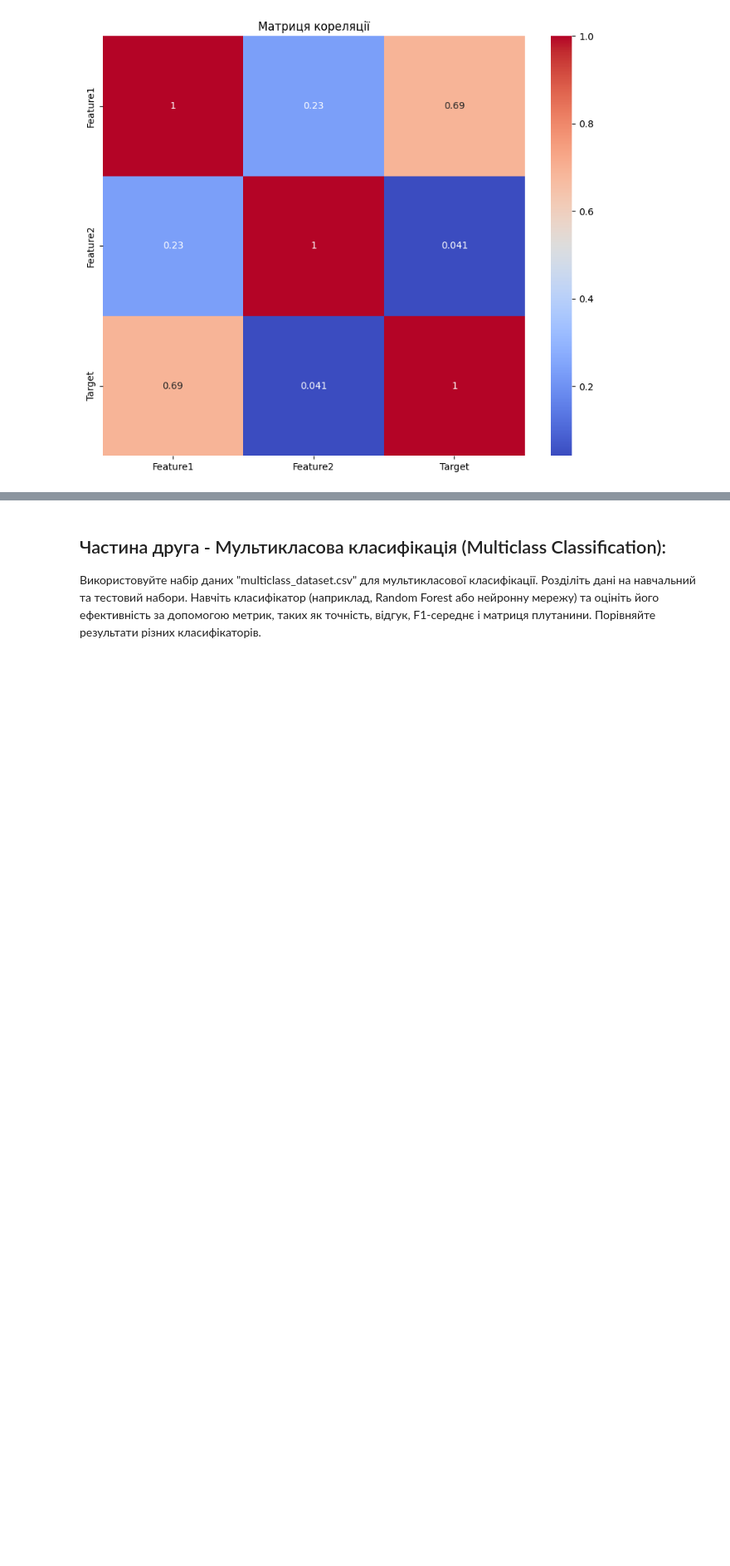
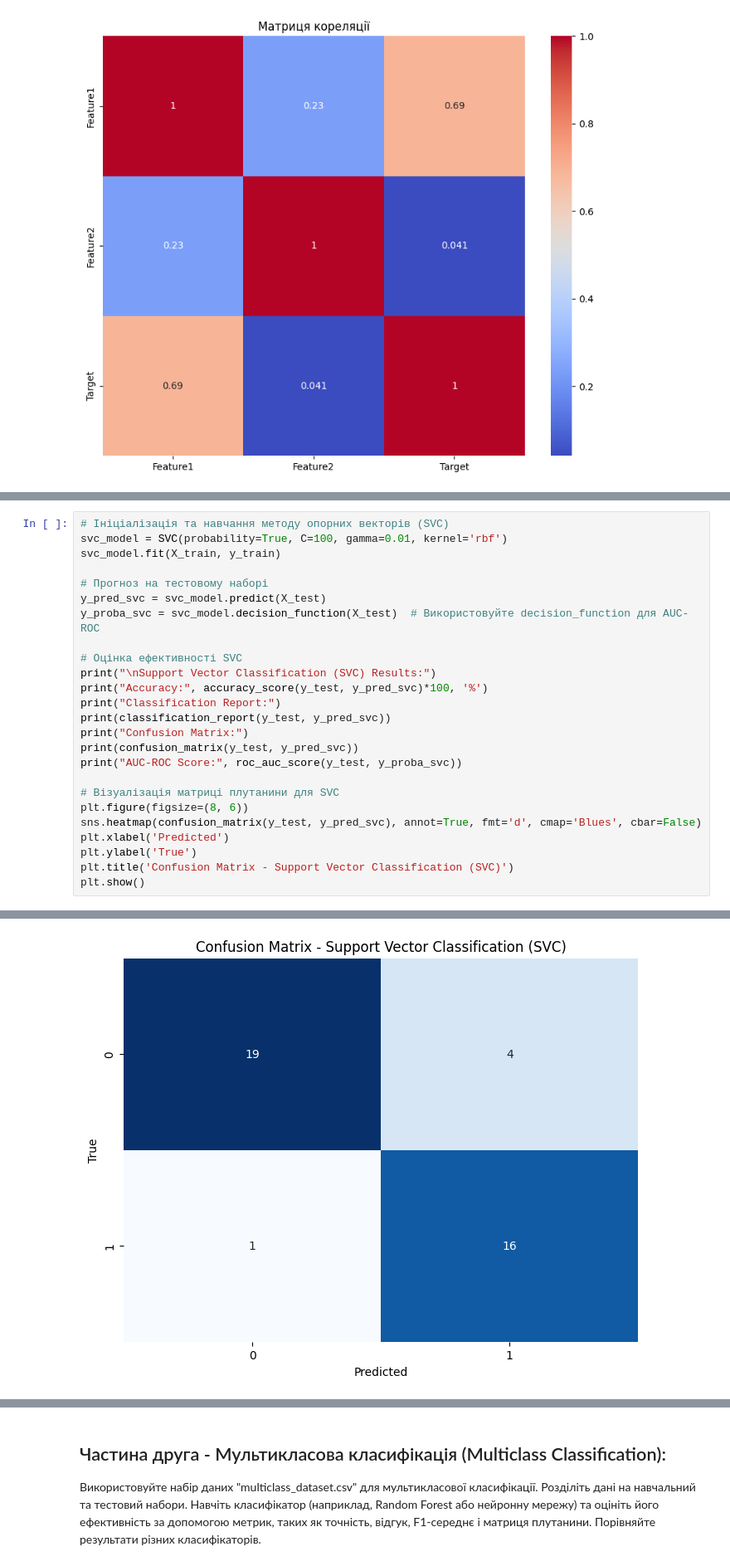
Before and after one commit to AnnaIvn/ml2023, a Jupyter notebook: Practices/Practice4/practice4.ipynb, the cells around one changed output, grey strips where cells are left out. Shown at 83% size. Saved outputs shown, nothing was run; the diff lists cells and outputs as text; blank space fills up the shorter version.

```diff
--- a/Practices/Practice4/practice4.ipynb
+++ b/Practices/Practice4/practice4.ipynb
@@ -372,0 +376,26 @@ plt.show()
+# %%
+# Ініціалізація та навчання методу опорних векторів (SVC)
+svc_model = SVC(probability=True, C=100, gamma=0.01, kernel='rbf')
+svc_model.fit(X_train, y_train)
+
+# Прогноз на тестовому наборі
+y_pred_svc = svc_model.predict(X_test)
+y_proba_svc = svc_model.decision_function(X_test)  # Використовуйте decision_function для AUC-ROC
+
+# Оцінка ефективності SVC
+print("\nSupport Vector Classification (SVC) Results:")
+print("Accuracy:", accuracy_score(y_test, y_pred_svc)*100, '%')
+print("Classification Report:")
+print(classification_report(y_test, y_pred_svc))
+print("Confusion Matrix:")
+print(confusion_matrix(y_test, y_pred_svc))
+print("AUC-ROC Score:", roc_auc_score(y_test, y_proba_svc))
+
+# Візуалізація матриці плутанини для SVC
+plt.figure(figsize=(8, 6))
+sns.heatmap(confusion_matrix(y_test, y_pred_svc), annot=True, fmt='d', cmap='Blues', cbar=False)
+plt.xlabel('Predicted')
+plt.ylabel('True')
+plt.title('Confusion Matrix - Support Vector Classification (SVC)')
+plt.show()
+# %% [output]
@@ -372,0 +418 @@ plt.show()
+[figure, added]
```
Also changed, not shown: parts of 11 cells of this notebook.
